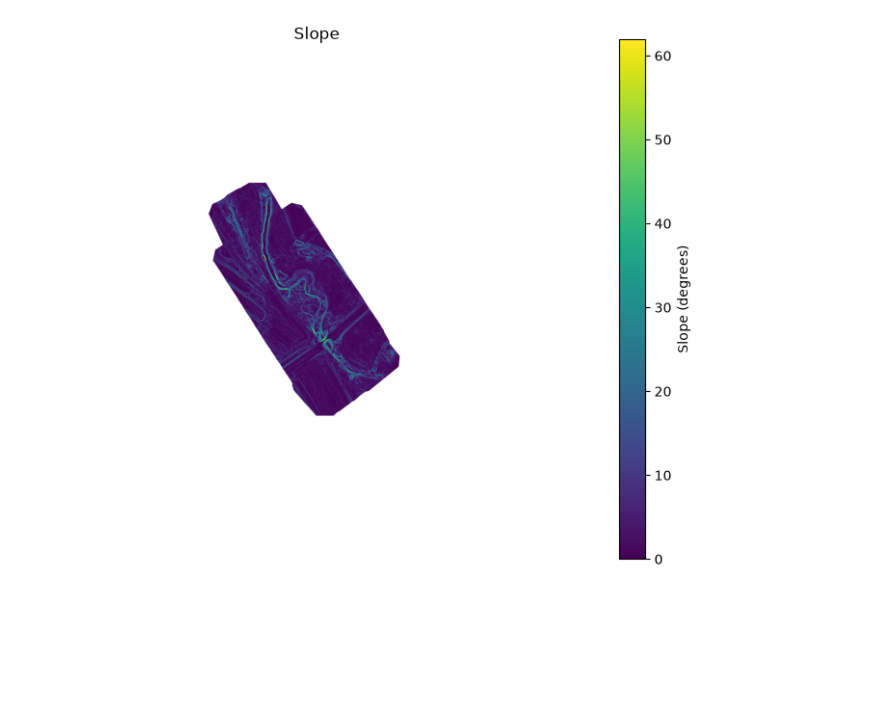
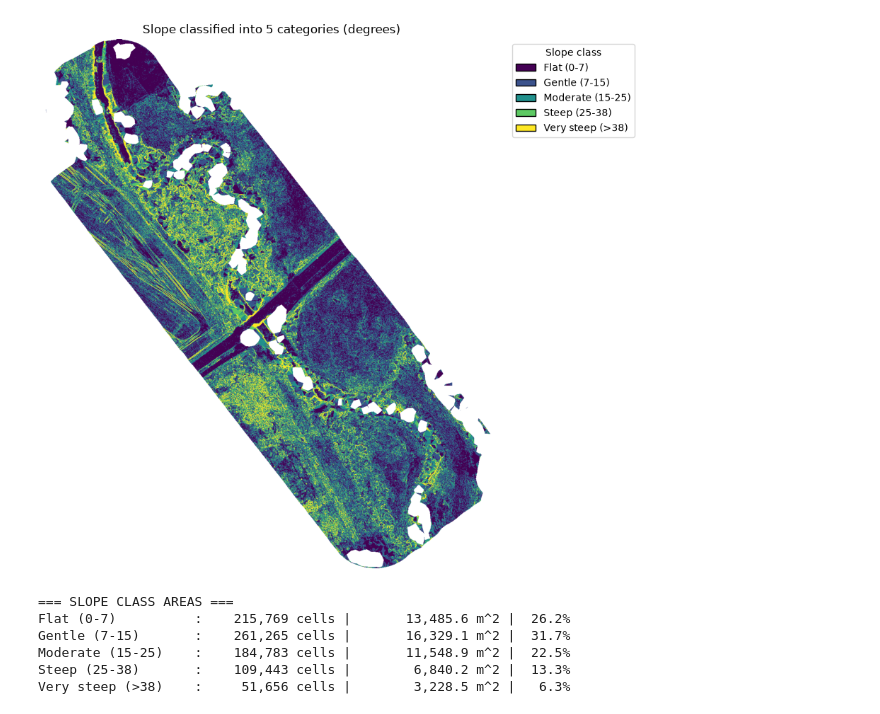
Before and after one commit to OceeDiTT/uav-lidar-terrain-analysis, a Jupyter notebook: 01_slope.ipynb, the cells around one changed output. Saved outputs shown, nothing was run; the diff lists cells and outputs as text; code cells hidden in the pictures; blank space fills up the shorter version.

```diff
--- a/01_slope.ipynb
+++ b/01_slope.ipynb
@@ -7,9 +7,21 @@
 # %%
 # User Configuration
 
-DEM_PATH    = "data/dem_2024.tif"         # input lidar DEM
-OUTPUT_PATH = "output/slope_2024.tif"       # output raster
+DEM_PATH    = "data/dem_2026.tif"         # input lidar DEM
+OUTPUT_PATH = "output/slope_2026.tif"       # output raster
 UNITS       = "degrees"               # "degrees" or "percent"
+
+# 5-category classification
+# Class boundaries (upper edges) in the chosen UNITS. Must be 4 values ->
+# produces 5 classes:  <b1 | b1-b2 | b2-b3 | b3-b4 | >b4
+# Defaults (degrees): Flat / Gentle / Moderate / Steep / Very steep
+
+CLASS_BREAKS  = [7, 15, 25, 38]                     # 4 breaks -> 5 classes
+CLASS_LABELS  = ["Flat (0-7)", "Gentle (7-15)",
+                 "Moderate (15-25)", "Steep (25-38)",
+                 "Very steep (>38)"]
+CLASS_COLORS  = ["#440154", "#3B528C", "#21918D",
+                 "#5DC963", "#FEE825"]             # 5 colors
 # %%
 # Import required Libraries and read DEM file
 
@@ -39,16 +52,60 @@ def compute_slope(dem, res_x, res_y, units="degrees"):
 
 
 slope = compute_slope(dem, res_x, res_y, UNITS)
-
-# Visualize result
-plt.figure(figsize=(9, 7))
-im = plt.imshow(slope, cmap="viridis")
-plt.colorbar(im, label=f"Slope ({UNITS})")
-plt.title("Slope")
-plt.axis("off")
-plt.show()
-# %% [output]
-[figure, removed]
+# %%
+# Classify and visulaize slope into 5 categories
+
+def classify_slope(slope, breaks):
+    """Return integer class raster (1..5) from 4 break values.
+    NaN cells stay NaN."""
+    if len(breaks) != 4:
+        raise ValueError("CLASS_BREAKS must contain exactly 4 values (=> 5 classes).")
+    # np.digitize: class indices 0..4 -> shift to 1..5
+    classes = np.digitize(slope, bins=breaks, right=False).astype("float64") + 1
+    classes[np.isnan(slope)] = np.nan
+    return classes
+
+slope_class = classify_slope(slope, CLASS_BREAKS)
+
+
+# Visualise the classified slope
+
+cmap = ListedColormap(CLASS_COLORS)
+# Boundaries at 0.5..5.5 so each integer class maps to one color
+norm = BoundaryNorm(np.arange(0.5, 6.5, 1), cmap.N)
+
+fig, ax = plt.subplots(figsize=(10, 8))
+im = ax.imshow(slope_class, cmap=cmap, norm=norm)
+ax.set_title(f"Slope classified into 5 categories ({UNITS})")
+ax.axis("off")
+
+# Legend with class labels
+legend_handles = [Patch(facecolor=c, edgecolor="k", label=l)
+                  for c, l in zip(CLASS_COLORS, CLASS_LABELS)]
+ax.legend(handles=legend_handles, title="Slope class",
+          bbox_to_anchor=(1.02, 1), loc="upper left", frameon=True)
+plt.tight_layout()
+plt.show()
+# %% [output]
+[figure, added]
+# %%
+# Calculate class area statistics
+
+valid = slope_class[~np.isnan(slope_class)]
+pixel_area = abs(res_x * res_y)
+print("=== SLOPE CLASS AREAS ===")
+for i, label in enumerate(CLASS_LABELS, start=1):
+    n = int(np.sum(valid == i))
+    area = n * pixel_area
+    pct = 100.0 * n / valid.size if valid.size else 0.0
+    print(f"{label:<20}: {n:>10,} cells | {area:>14,.1f} m^2 | {pct:5.1f}%")
+# %% [output]
+=== SLOPE CLASS AREAS ===
+Flat (0-7)          :    215,769 cells |       13,485.6 m^2 |  26.2%
+Gentle (7-15)       :    261,265 cells |       16,329.1 m^2 |  31.7%
+Moderate (15-25)    :    184,783 cells |       11,548.9 m^2 |  22.5%
+Steep (25-38)       :    109,443 cells |        6,840.2 m^2 |  13.3%
+Very steep (>38)    :     51,656 cells |        3,228.5 m^2 |   6.3%
 # %%
 # Save slope raster
 
```
Also changed, not shown: parts of 3 cells of this notebook, 4 other files.
